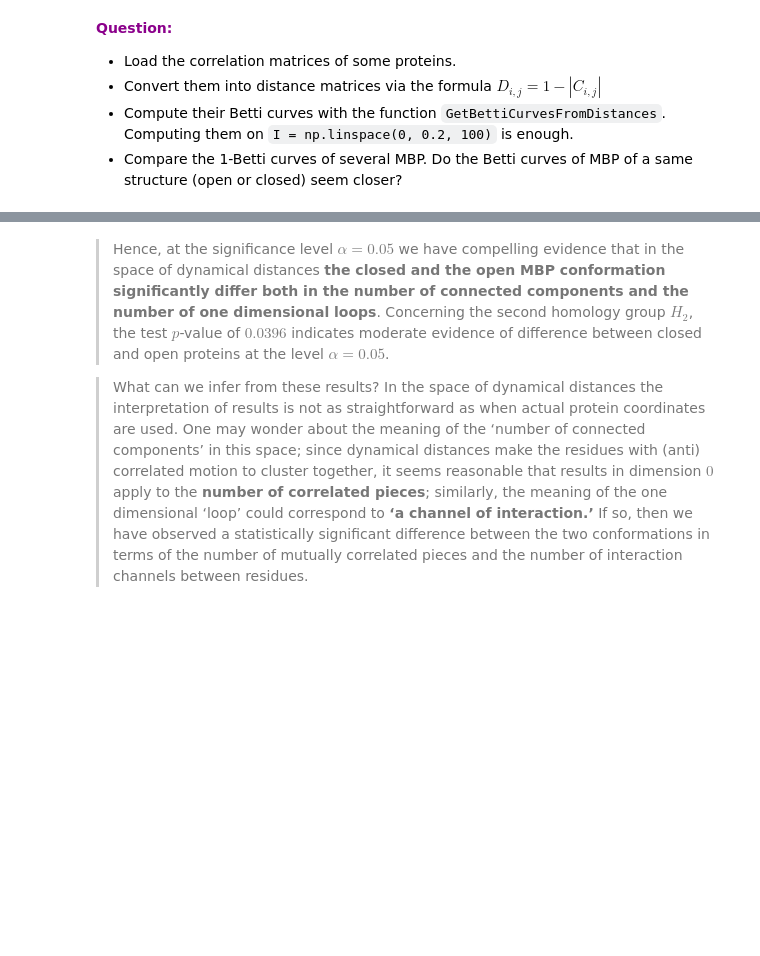
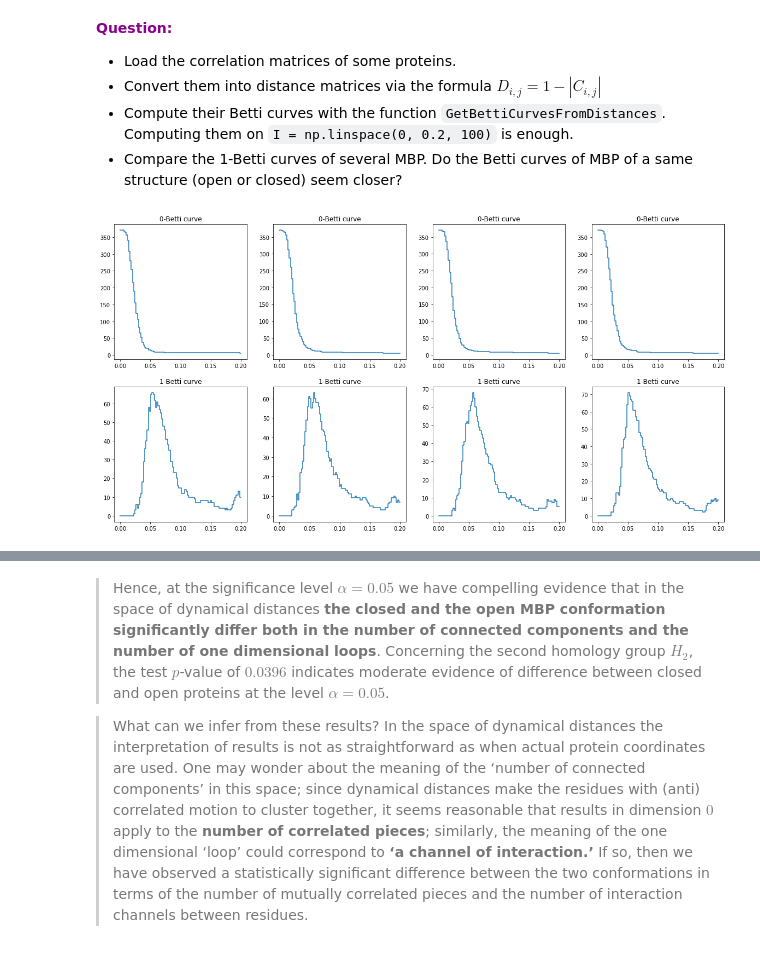
Before and after one commit to lucasmoschen/topological-data-analysis, a Jupyter notebook: tutorials/tutorial-2.ipynb, the cells around one changed output, grey strips where cells are left out. Drawn from its saved outputs; the diff is of its cells as text; code cells hidden in the pictures; blank space fills up the shorter version.

```diff
--- a/tutorials/tutorial-2.ipynb
+++ b/tutorials/tutorial-2.ipynb
@@ -601,3 +602,24 @@ np.shape(corr)
 - Convert them into distance matrices via the formula $D_{i,j} = 1 − |C_{i,j} |$
 - Compute their Betti curves with the function `GetBettiCurvesFromDistances`. Computing them on `I = np.linspace(0, 0.2, 100)` is enough.
 - Compare the 1-Betti curves of several MBP. Do the Betti curves of MBP of a same structure (open or closed) seem closer?
+# %%
+fig, ax = plt.subplots(2,4,figsize = (20,10))
+
+chosen_molecs = [1,3,4,6]
+
+for index in range(4):
+
+    corr = OpenDatasetEx46(chosen_molecs[index], 'closed')
+    matrix = 1-np.abs(corr)
+    I = np.linspace(0, 0.2, 100)
+    Betti_curves = GetBettiCurvesFromDistances(matrix, I, dim = 2)
+
+    ax[0][index].step(I, Betti_curves[0])
+    ax[0][index].set_title('0-Betti curve')
+
+    ax[1][index].step(I, Betti_curves[1])
+    ax[1][index].set_title('1-Betti curve')
+
+plt.show()
+# %% [output]
+[figure, added]
```
Also changed, not shown: parts of 20 cells of this notebook, 1 other file.
